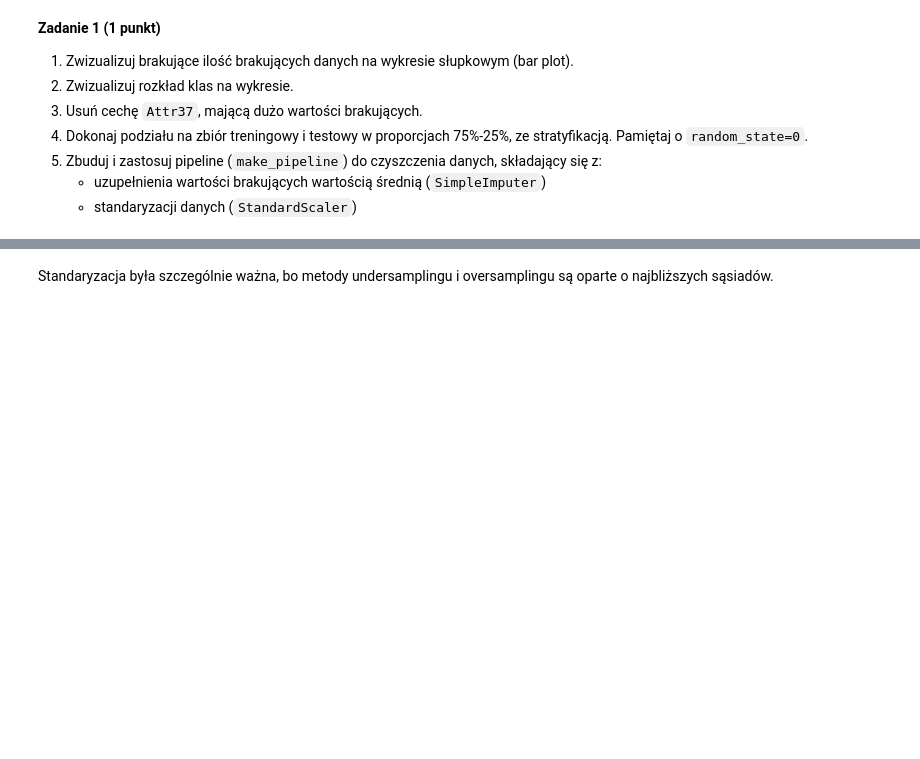
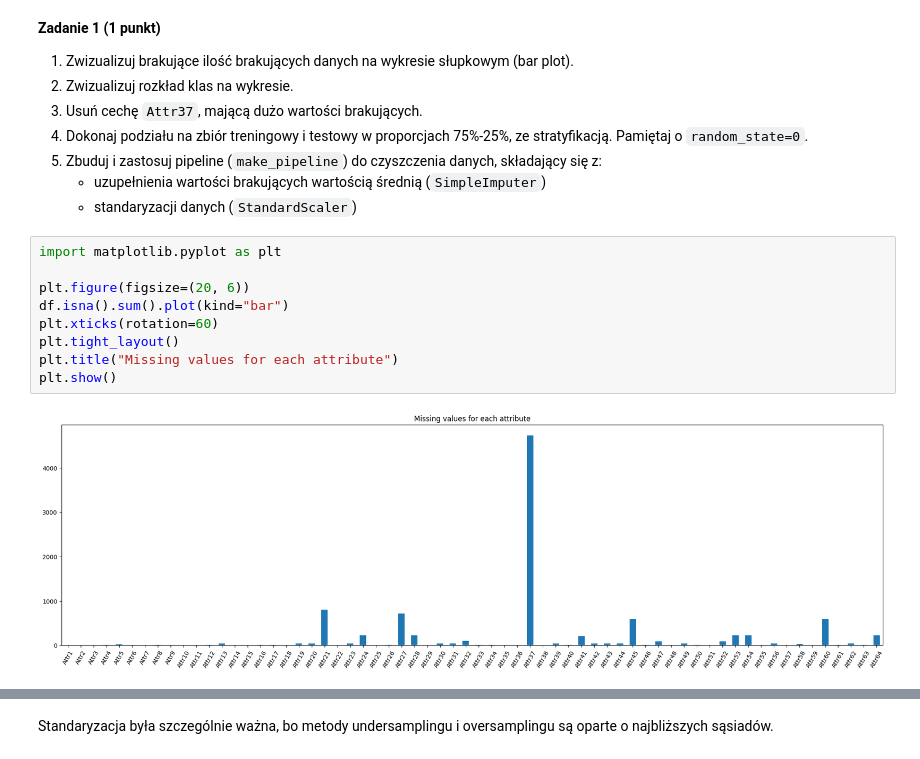
Before and after one commit to wiktorperczak/podstawy-uczenia-maszynowego-24-25, a Jupyter notebook: lab5/notebook.ipynb, the cells around one changed output, grey strips where cells are left out. Saved outputs shown, nothing was run; the diff lists cells and outputs as text; blank space fills up the shorter version.

```diff
--- a/lab5/notebook.ipynb
+++ b/lab5/notebook.ipynb
@@ -32,3 +41,14 @@ df.head()
 5. Zbuduj i zastosuj pipeline (`make_pipeline`) do czyszczenia danych, składający się z:
    - uzupełnienia wartości brakujących wartością średnią (`SimpleImputer`)
    - standaryzacji danych (`StandardScaler`)
+# %%
+import matplotlib.pyplot as plt
+
+plt.figure(figsize=(20, 6))
+df.isna().sum().plot(kind="bar")
+plt.xticks(rotation=60)
+plt.tight_layout()
+plt.title("Missing values for each attribute")
+plt.show()
+# %% [output]
+[figure, added]
```
Also changed, not shown: parts of 13 cells of this notebook.
